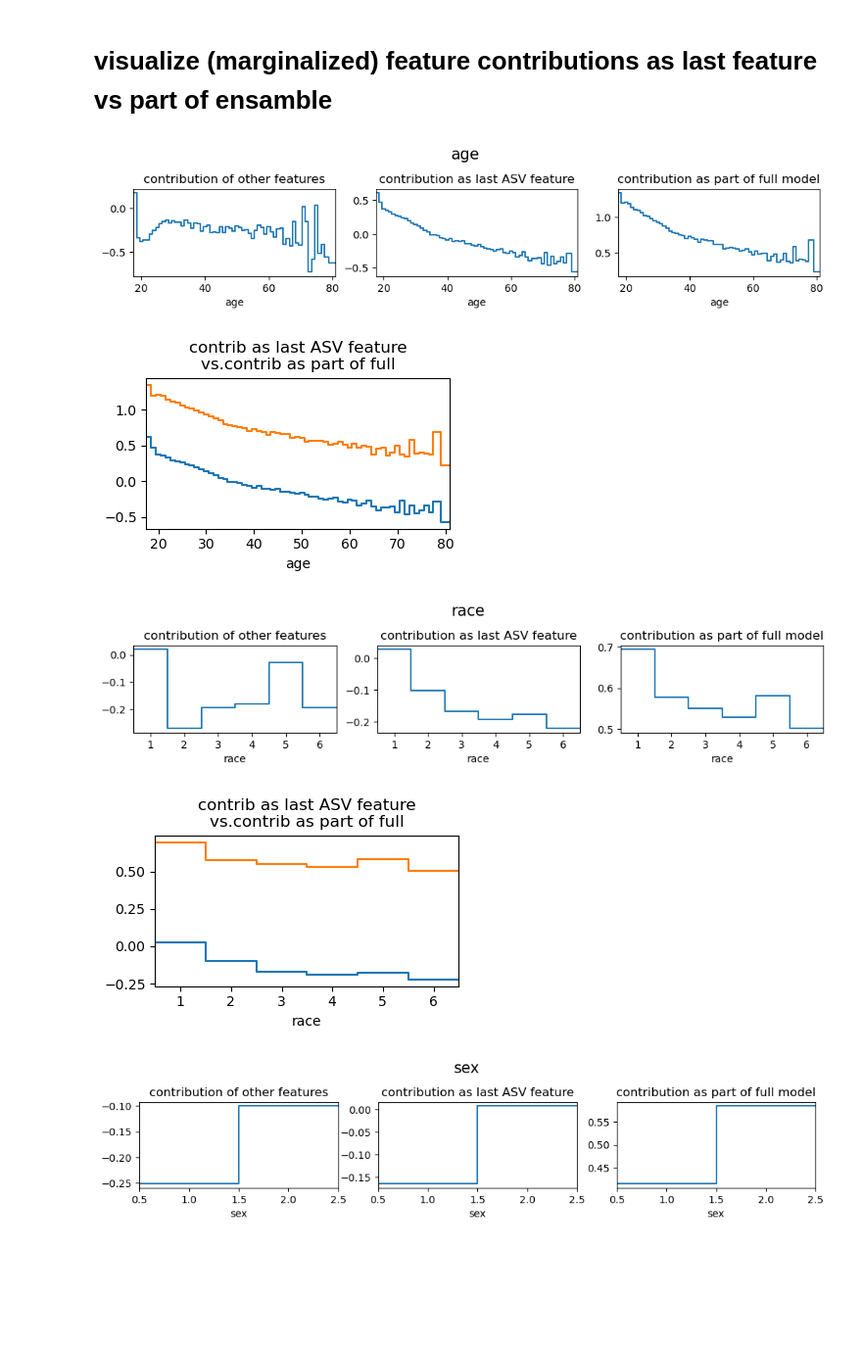
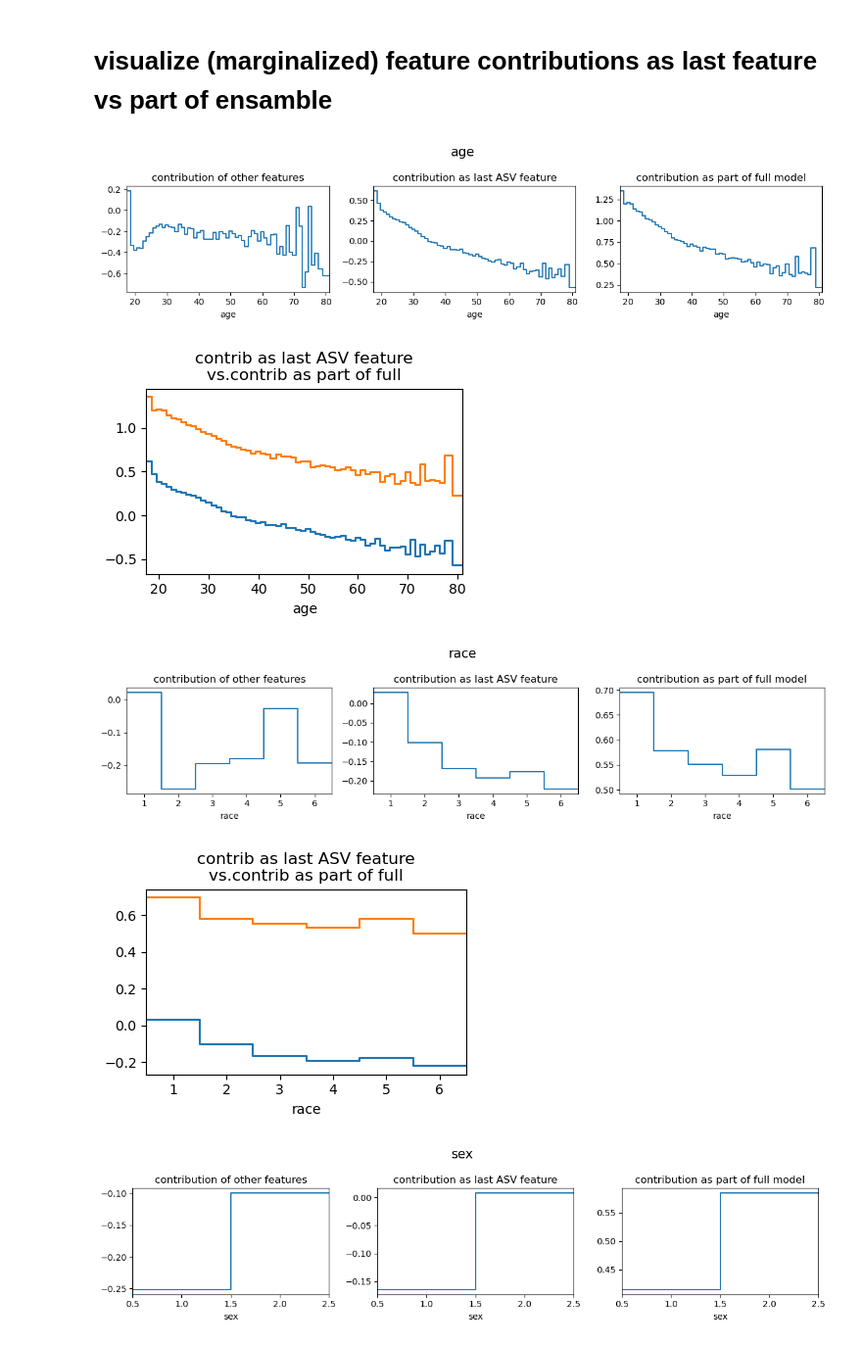
Before and after one commit to proto-n/shap-asv-icdm, a Jupyter notebook: nam/nam-asv-leave-one-out.ipynb, the cells around one changed output. Shown at 98% size. Cells and saved outputs as stored; diff of their text form; code cells hidden in the pictures; blank space fills up the shorter version.

```diff
--- a/nam/nam-asv-leave-one-out.ipynb
+++ b/nam/nam-asv-leave-one-out.ipynb
@@ -215,7 +215,7 @@ def special_step(*args, **kwargs):
 # %%
 with torch.no_grad():
     for i, colname in zip(range(len(columns)), columns):
-        plt.figure(figsize=(12,2))
+        plt.figure(figsize=(12,3))
         plt.suptitle(colname, fontsize=15)
 
         # leave-one-out model
@@ -244,36 +244,38 @@ with torch.no_grad():
         plt.subplot(1, 3, 2)
         plt.title('contribution as last ASV feature')
         plt.xlabel(colname)
         special_step(to_plot_2.index, to_plot_2.values, where='mid')
 
 
         # feature contrib as part of ensamble
 
         valmap = dict(zip(data_x[:,i], original_dfs['X'][columns[i]]))
         pred_df = pd.DataFrame({'X': X_train[:,i], 'pred': full_model_part_logits_train[i]})
         pred_df['X_orig'] = pred_df['X'].map(valmap)
         to_plot_3 = pred_df.groupby('X_orig')['pred'].mean()
         if i==4:
             to_plot_3 = pred_df.groupby((pred_df['X_orig']//10)*10)['pred'].mean()
 
         plt.subplot(1, 3, 3)
         plt.title('contribution as part of full model')
         plt.xlabel(colname)
         special_step(to_plot_3.index, to_plot_3.values, where='mid')
 
         plt.subplots_adjust(top=0.7)
+        plt.tight_layout()
         plt.savefig("out/leave_one_out_%d.png"%i)
 
 
-        plt.figure(figsize=(4,2))
+        plt.figure(figsize=(4,3))
         plt.title("contrib as last ASV feature\nvs.contrib as part of full")
         special_step(to_plot_2.index, to_plot_2.values, where='mid')
         special_step(to_plot_3.index, to_plot_3.values, where='mid')
         plt.xlabel(colname)
+        plt.tight_layout()
         plt.savefig("out/leave_one_out_compare_%d.png"%i)
 # %% [output]
-[figure, old version]
+[figure, new version]
-[figure, old version]
+[figure, new version]
-[figure, old version]
+[figure, new version]
-[figure, old version]
+[figure, new version]
-[figure, old version]
+[figure, new version]
```
Also changed, not shown: parts of 4 cells of this notebook, 12 other files.
